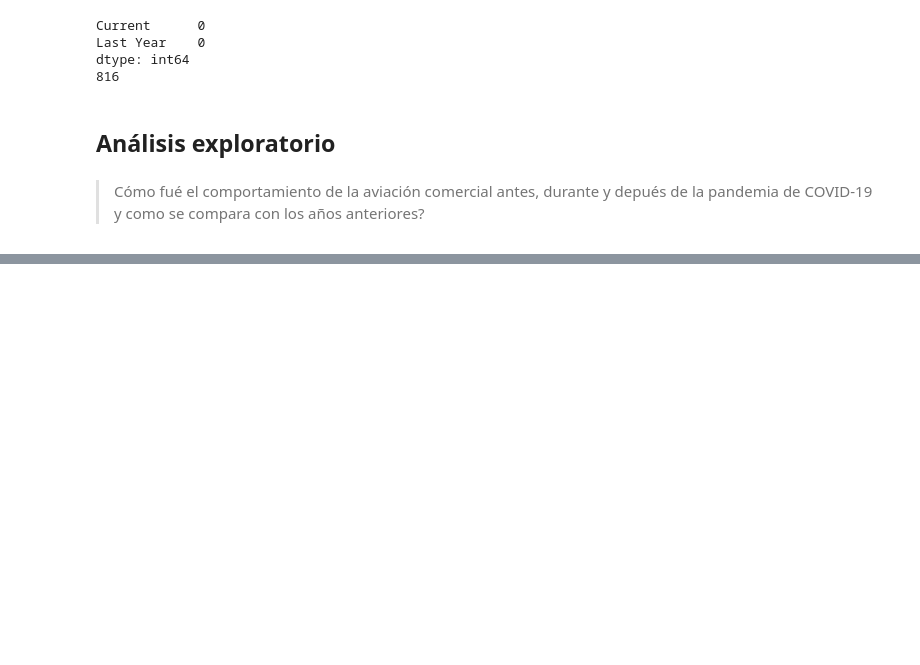
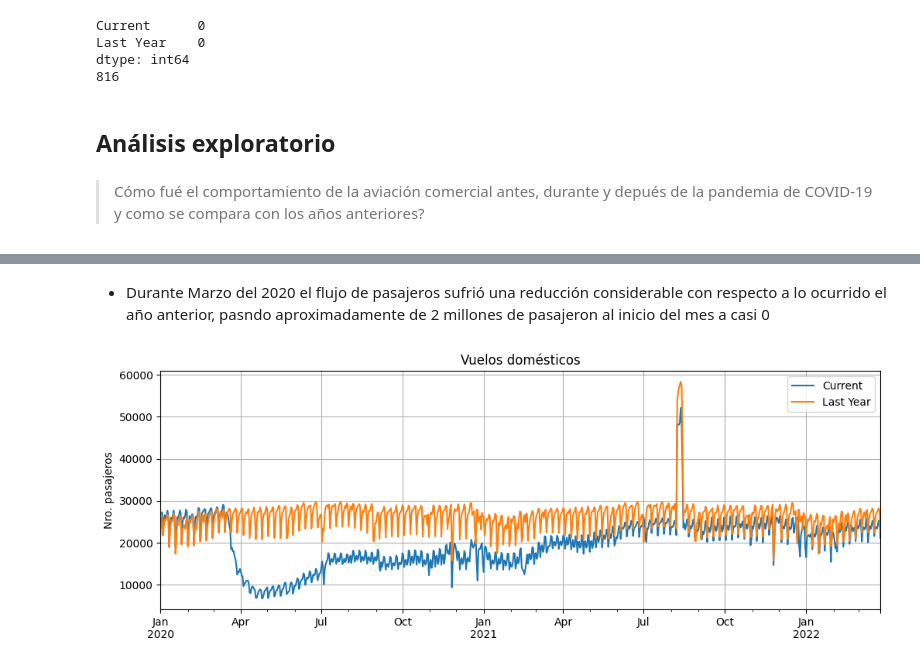
Before and after one commit to JairRamosG/Series_de_Tiempo, a Jupyter notebook: 05_Analisis/Aviacion/aviacion.ipynb, the cells around one changed output, grey strips where cells are left out. Cells and saved outputs as stored; diff of their text form; code cells hidden in the pictures; blank space fills up the shorter version.

```diff
--- a/05_Analisis/Aviacion/aviacion.ipynb
+++ b/05_Analisis/Aviacion/aviacion.ipynb
@@ -297,0 +306,9 @@ dtype: int64
+# %% [markdown]
+* Durante Marzo del 2020 el flujo de pasajeros sufrió una reducción considerable con respecto a lo ocurrido el año anterior, pasndo aproximadamente de 2 millones de pasajeron al inicio del mes a casi 0
+# %%
+ax = serie_dom.plot(figsize = (12,4))
+ax.set_title('Vuelos domésticos')
+ax.set_ylabel('Nro. pasajeros')
+ax.grid()
+# %% [output]
+[figure, added]
```
Also changed, not shown: parts of 9 cells of this notebook.
